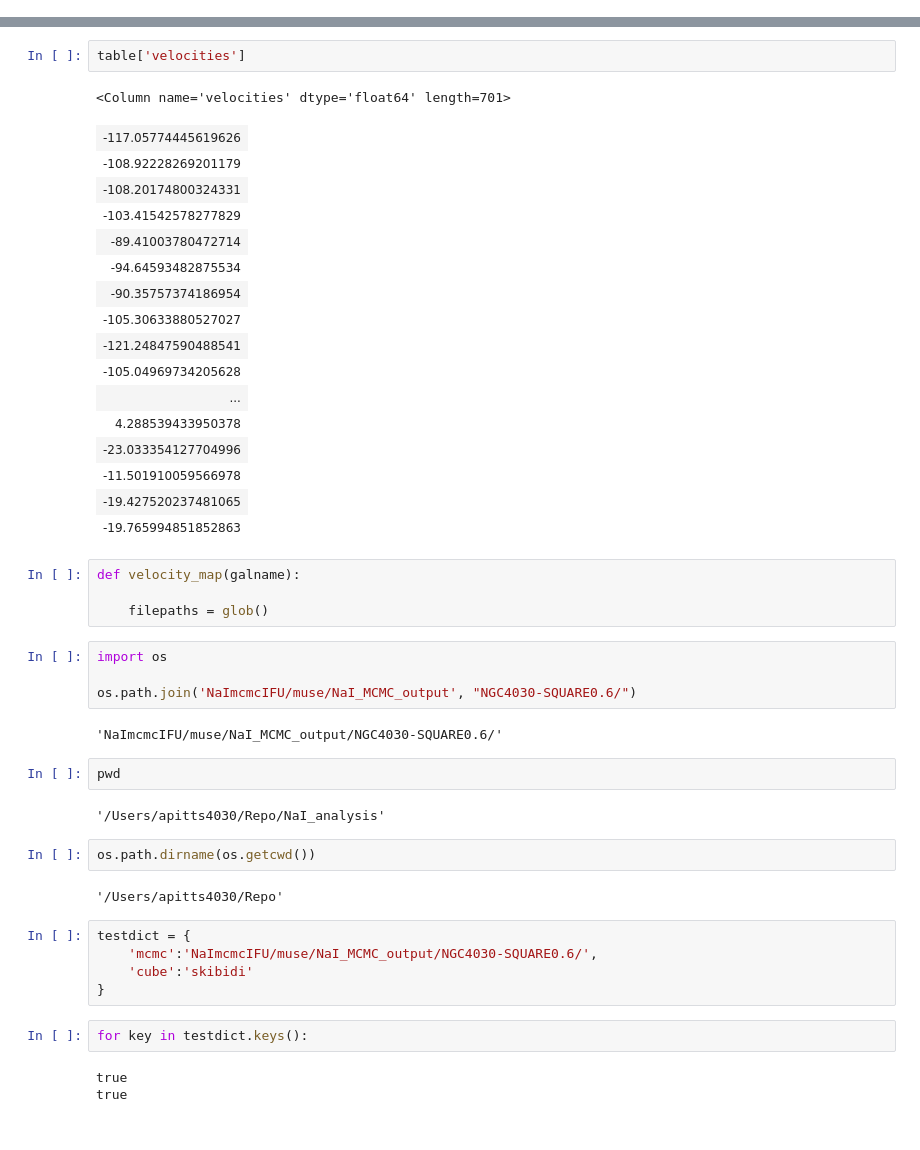
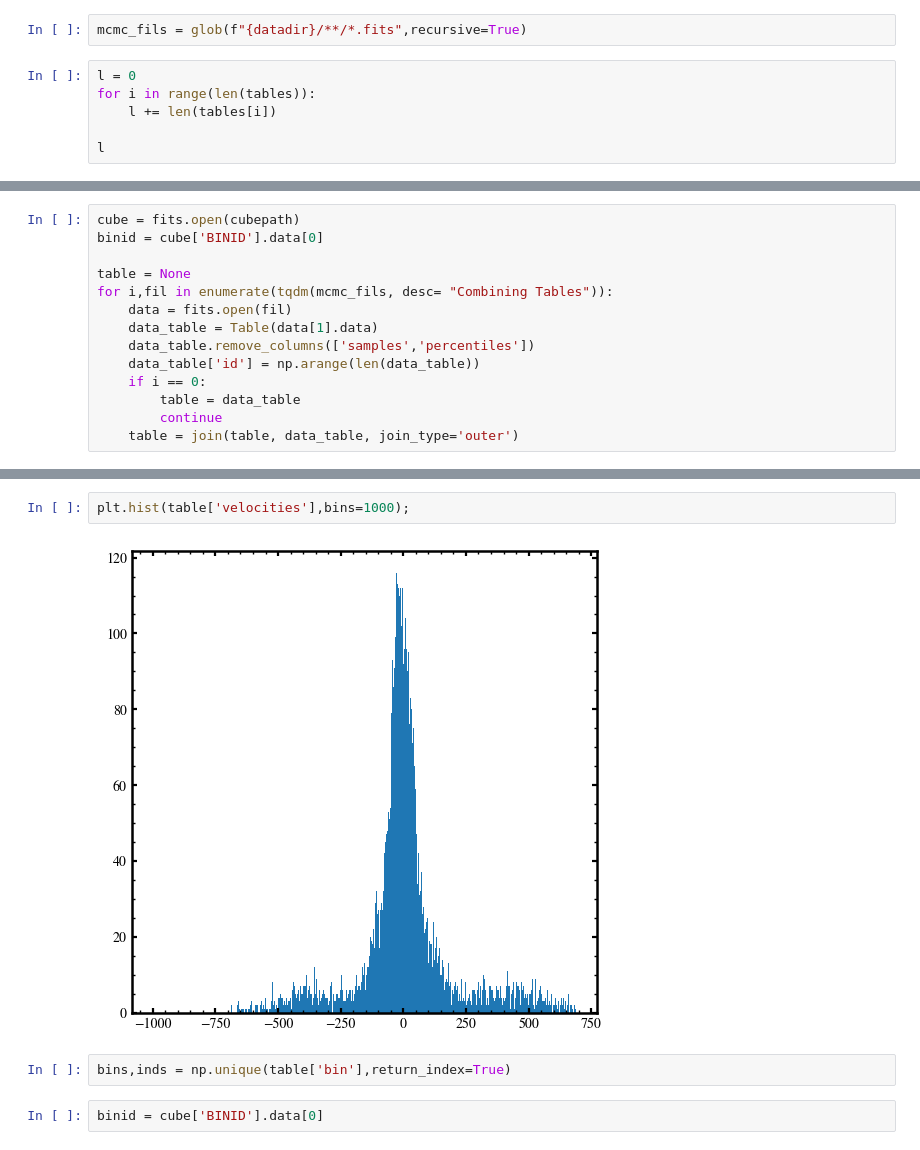
Before and after one commit to aj-pitts/NaI_analysis, a Jupyter notebook: Testing.ipynb, the cells around one changed output, grey strips where cells are left out. Cells and saved outputs as stored; diff of their text form.

Commit message:
added velocity map script and first outputs

```diff
--- a/Testing.ipynb
+++ b/Testing.ipynb
@@ -11,0 +12,8 @@ table = Table(hdul[1].data)
+# %%
+mcmc_fils = glob(f"{datadir}/**/*.fits",recursive=True)
+# %%
+l = 0
+for i in range(len(tables)):
+    l += len(tables[i])
+
+l
@@ -11,0 +22,14 @@ table = Table(hdul[1].data)
+# %%
+cube = fits.open(cubepath)
+binid = cube['BINID'].data[0]
+
+table = None
+for i,fil in enumerate(tqdm(mcmc_fils, desc= "Combining Tables")):
+    data = fits.open(fil)
+    data_table = Table(data[1].data)
+    data_table.remove_columns(['samples','percentiles'])
+    data_table['id'] = np.arange(len(data_table))
+    if i == 0:
+        table = data_table
+        continue
+    table = join(table, data_table, join_type='outer')
@@ -36,48 +62,8 @@ dir(table)
-# %%
-table['velocities']
-# %% [output]
-<Column name='velocities' dtype='float64' length=701>
-| -117.05774445619626 |
-| -108.92228269201179 |
-| -108.20174800324331 |
-| -103.41542578277829 |
-| -89.41003780472714 |
-| -94.64593482875534 |
-| -90.35757374186954 |
-| -105.30633880527027 |
-| -121.24847590488541 |
-| -105.04969734205628 |
-| ... |
-| 4.288539433950378 |
-| -23.033354127704996 |
-| -11.501910059566978 |
-| -19.427520237481065 |
-| -19.765994851852863 |
-# %%
-def velocity_map(galname):
-
-    filepaths = glob()
-# %%
-import os
-
-os.path.join('NaImcmcIFU/muse/NaI_MCMC_output', "NGC4030-SQUARE0.6/")
-# %% [output]
-'NaImcmcIFU/muse/NaI_MCMC_output/NGC4030-SQUARE0.6/'
-# %%
-pwd
-# %% [output]
-'/Users/apitts4030/Repo/NaI_analysis'
-# %%
-os.path.dirname(os.getcwd())
-# %% [output]
-'/Users/apitts4030/Repo'
-# %%
-testdict = {
-    'mcmc':'NaImcmcIFU/muse/NaI_MCMC_output/NGC4030-SQUARE0.6/',
-    'cube':'skibidi'
-}
-# %%
-for key in testdict.keys():
-# %% [output]
-true
-true
+# %%
+plt.hist(table['velocities'],bins=1000);
+# %% [output]
+[figure, added]
+# %%
+bins,inds = np.unique(table['bin'],return_index=True)
+# %%
+binid = cube['BINID'].data[0]
```
Also changed, not shown: parts of 15 cells of this notebook, 6 other files.
